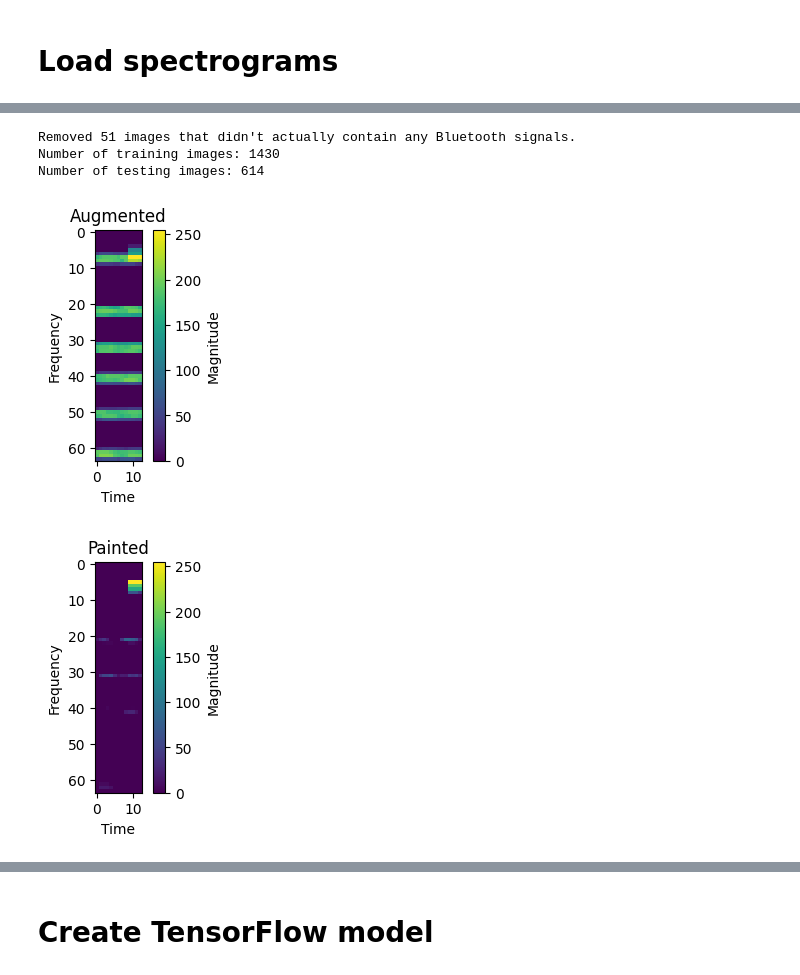
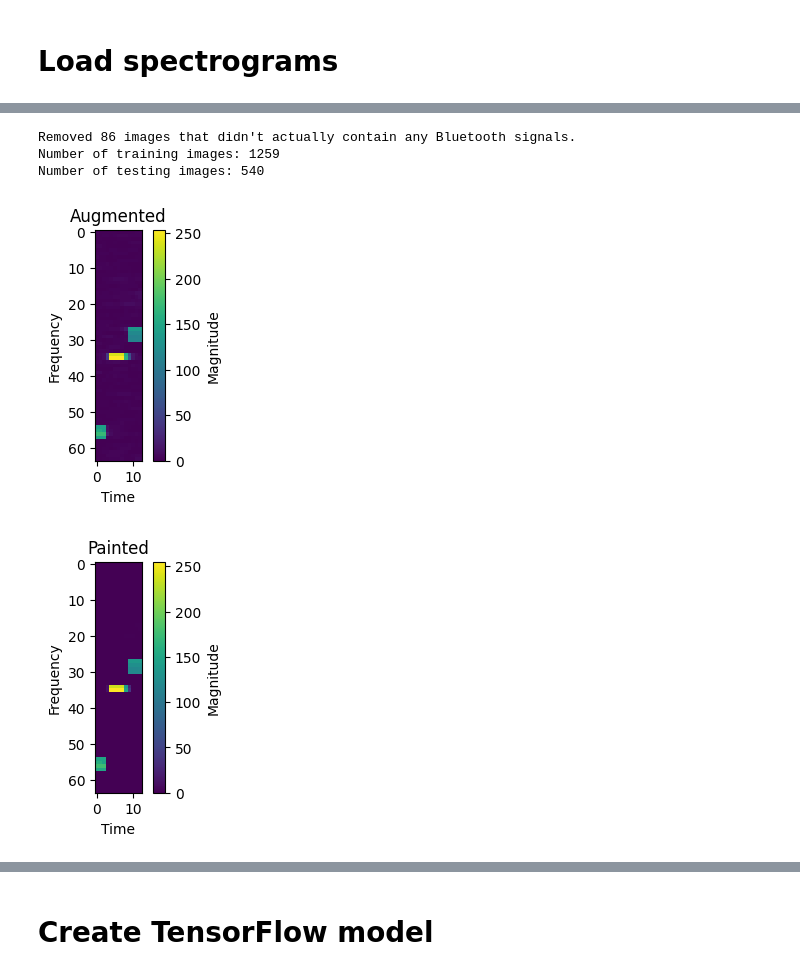
Before and after one commit to sds100/TinyMLSpectrumSensing, a Jupyter notebook: training/notebook_spectrum_painting.ipynb, the cells around one changed output, grey strips where cells are left out. Saved outputs shown, nothing was run; the diff lists cells and outputs as text; code cells hidden in the pictures.

Commit message:
do not slice the spectrograms but create each slice individually depending on the number of windows and samples per window.

```diff
--- a/training/notebook_spectrum_painting.ipynb
+++ b/training/notebook_spectrum_painting.ipynb
@@ -30,8 +30,8 @@ See `convert_matlab_to_numpy.py` to do call this manually without running it in
 reload(sp_training)
 
 classes = ["Z", "B", "W", "BW", "ZB", "ZW", "ZBW"]
+# classes = ["ZBW"]
 spectrum_painting_options = sp_training.SpectrumPaintingTrainingOptions(
-    spectrogram_length=1500,
     downsample_resolution=64,
     k=3,
     l=16,
@@ -47,7 +47,10 @@ reload(sp_data)
 spectrograms = sp_data.load_spectrograms(data_dir="data/numpy",
                                          classes=classes,
                                          snr_list=[10],
-                                         # 20 MHz
-                                         sample_rate=20000000,
-                                         count=99999999999,
-                                         window_length=256)
+                                         windows_per_spectrogram=64,
+                                         window_length=6000,
+                                         nfft=256)
+
+sp_plot.plot_spectrogram(spectrograms[10][0].values)
+plt.plot(np.mean(spectrograms[10][0].values, axis=1))
+plt.show()
@@ -67,18 +74,18 @@ train_test_sets = sp_training.create_spectrum_painting_train_test_sets(
 print(f"Number of training images: {len(train_test_sets.y_train)}")
 print(f"Number of testing images: {len(train_test_sets.y_test)}")
 # %% [output]
-Removed 51 images that didn't actually contain any Bluetooth signals.
-Number of training images: 1430
-Number of testing images: 614
+Removed 86 images that didn't actually contain any Bluetooth signals.
+Number of training images: 1259
+Number of testing images: 540
 # %%
-image_index = 50
+image_index = 30
 sp_plot.plot_spectrogram(train_test_sets.x_test_augmented[image_index], "Augmented")
 sp_plot.plot_spectrogram(train_test_sets.x_test_painted[image_index], "Painted")
 
 sp_plot.plot_train_images(train_test_sets.x_test_painted,
                           train_test_sets.y_test,
                           train_test_sets.label_names,
                           train_test_sets.test_snr)
 # %% [output]
-[figure, old version]
+[figure, new version]
-[figure, old version]
+[figure, new version]
```
Also changed, not shown: parts of 12 cells of this notebook, 7 other files.
